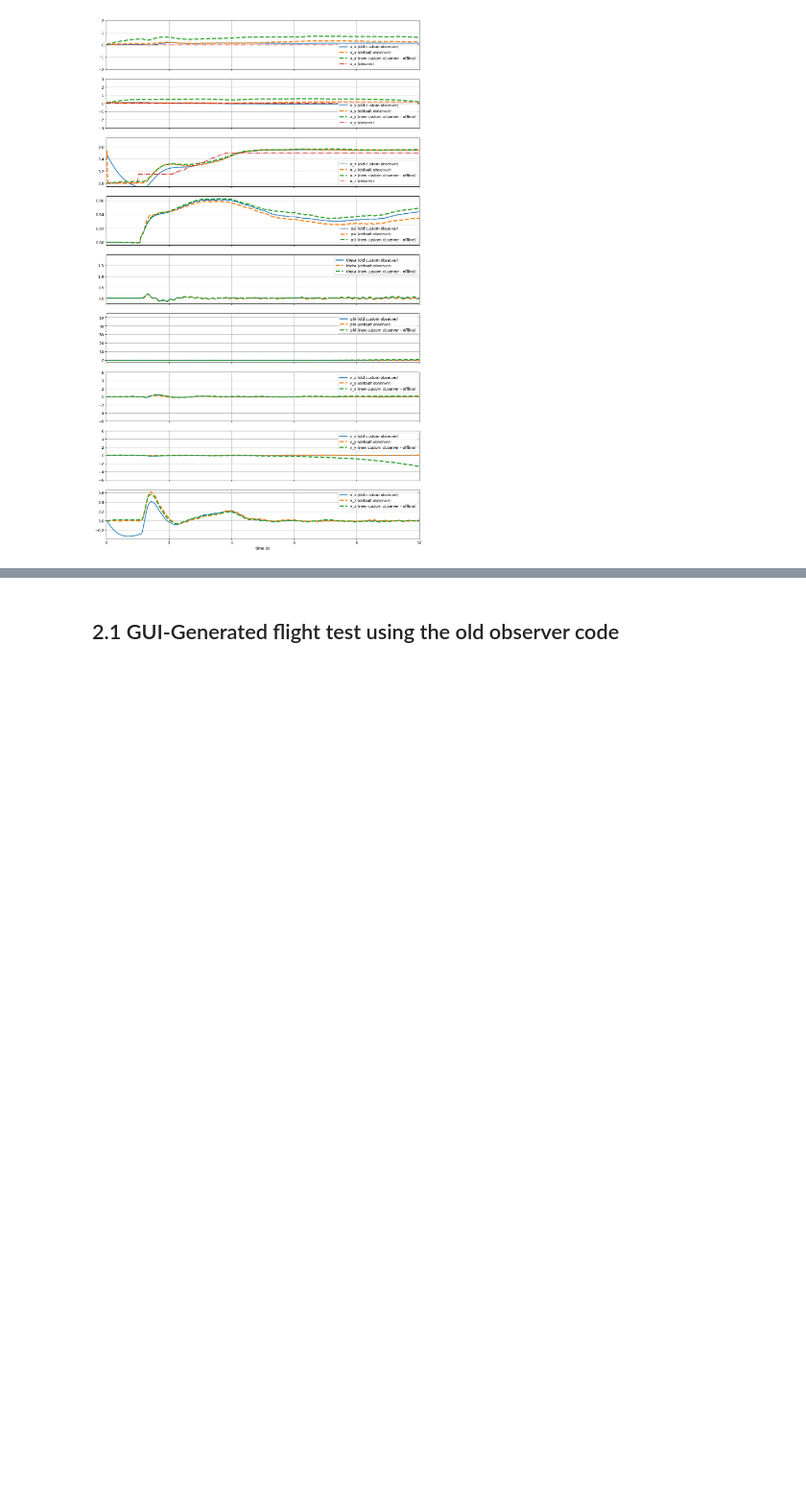
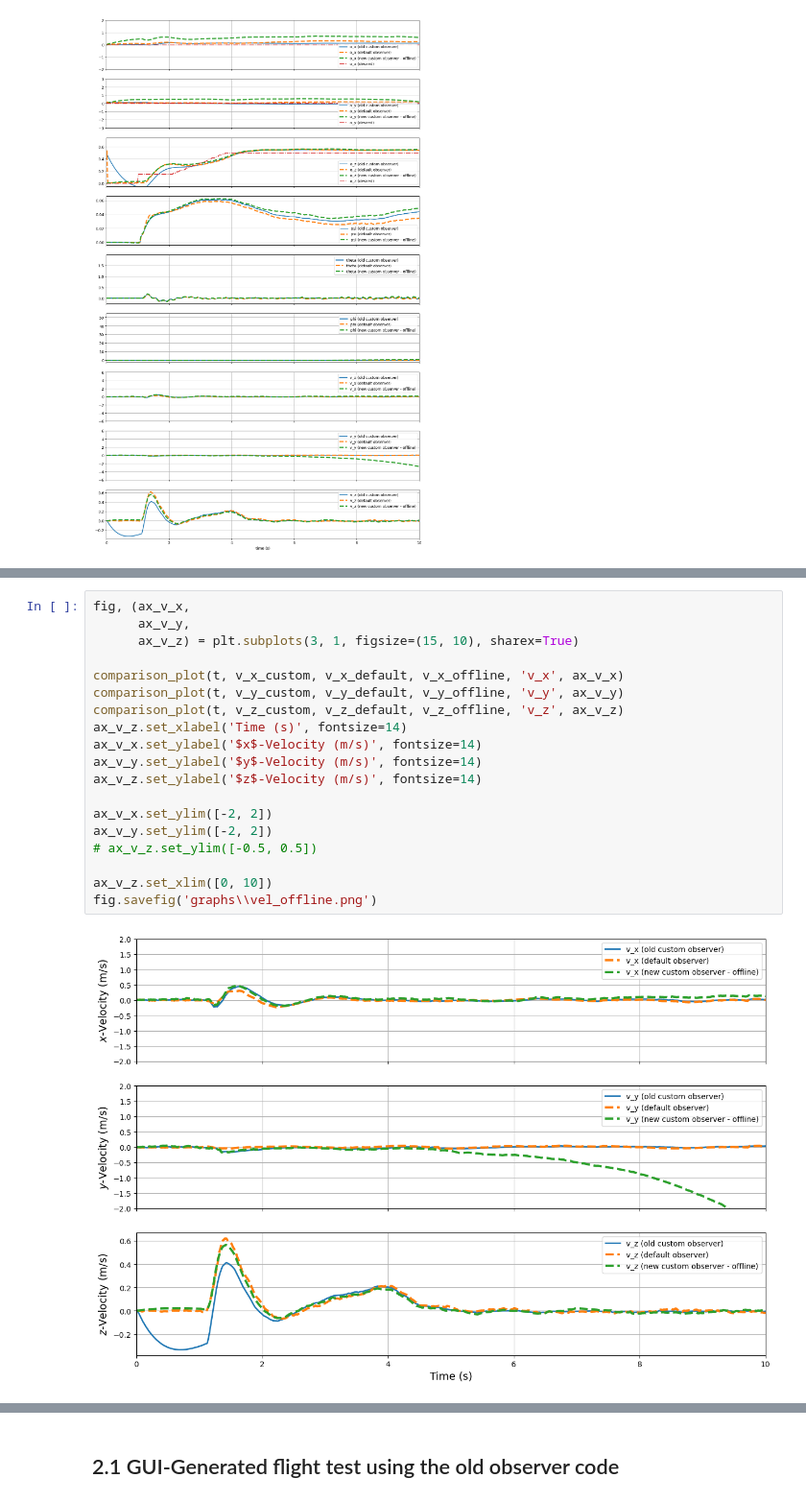
Before and after one commit to prahershk/AE483, a Jupyter notebook: final-submission/offline_test.ipynb, the cells around one changed output, grey strips where cells are left out. Shown at 96% size. Drawn from its saved outputs; the diff is of its cells as text; blank space fills up the shorter version.

```diff
--- a/final-submission/offline_test.ipynb
+++ b/final-submission/offline_test.ipynb
@@ -350,0 +393,21 @@ plt.show()
+# %%
+fig, (ax_v_x,
+      ax_v_y,
+      ax_v_z) = plt.subplots(3, 1, figsize=(15, 10), sharex=True)
+
+comparison_plot(t, v_x_custom, v_x_default, v_x_offline, 'v_x', ax_v_x)
+comparison_plot(t, v_y_custom, v_y_default, v_y_offline, 'v_y', ax_v_y)
+comparison_plot(t, v_z_custom, v_z_default, v_z_offline, 'v_z', ax_v_z)
+ax_v_z.set_xlabel('Time (s)', fontsize=14)
+ax_v_x.set_ylabel('$x$-Velocity (m/s)', fontsize=14)
+ax_v_y.set_ylabel('$y$-Velocity (m/s)', fontsize=14)
+ax_v_z.set_ylabel('$z$-Velocity (m/s)', fontsize=14)
+
+ax_v_x.set_ylim([-2, 2])
+ax_v_y.set_ylim([-2, 2])
+# ax_v_z.set_ylim([-0.5, 0.5])
+
+ax_v_z.set_xlim([0, 10])
+fig.savefig('graphs\\vel_offline.png')
+# %% [output]
+[figure, added]
```
Also changed, not shown: parts of 3 cells of this notebook, 5 other files.
